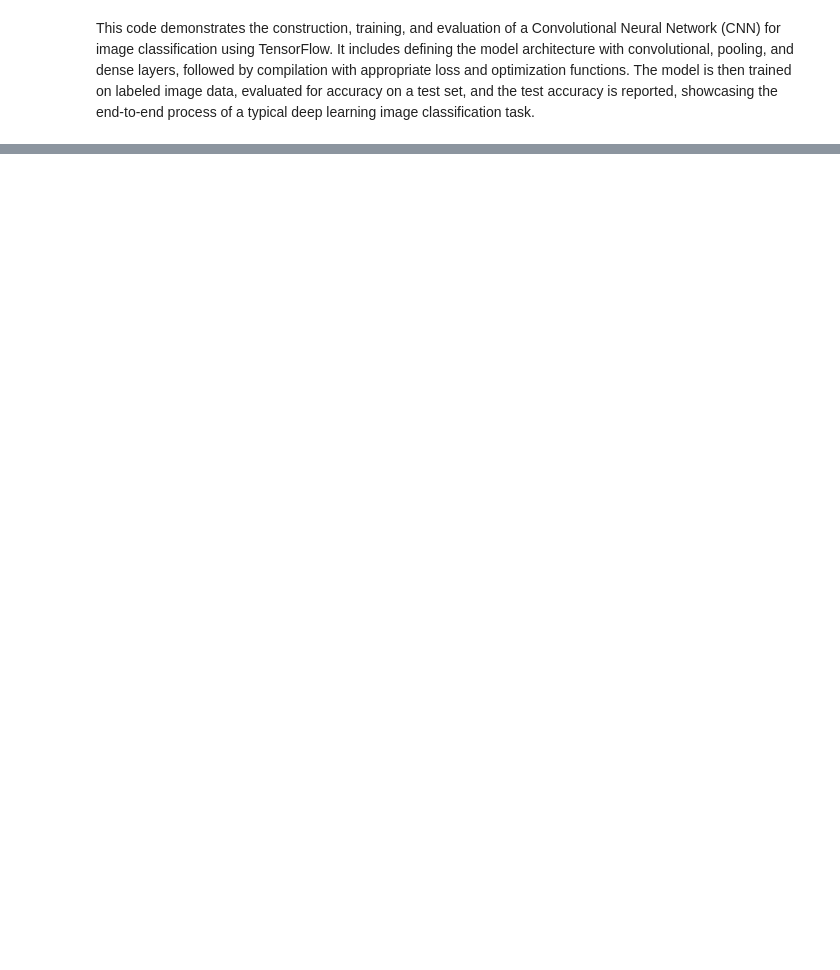
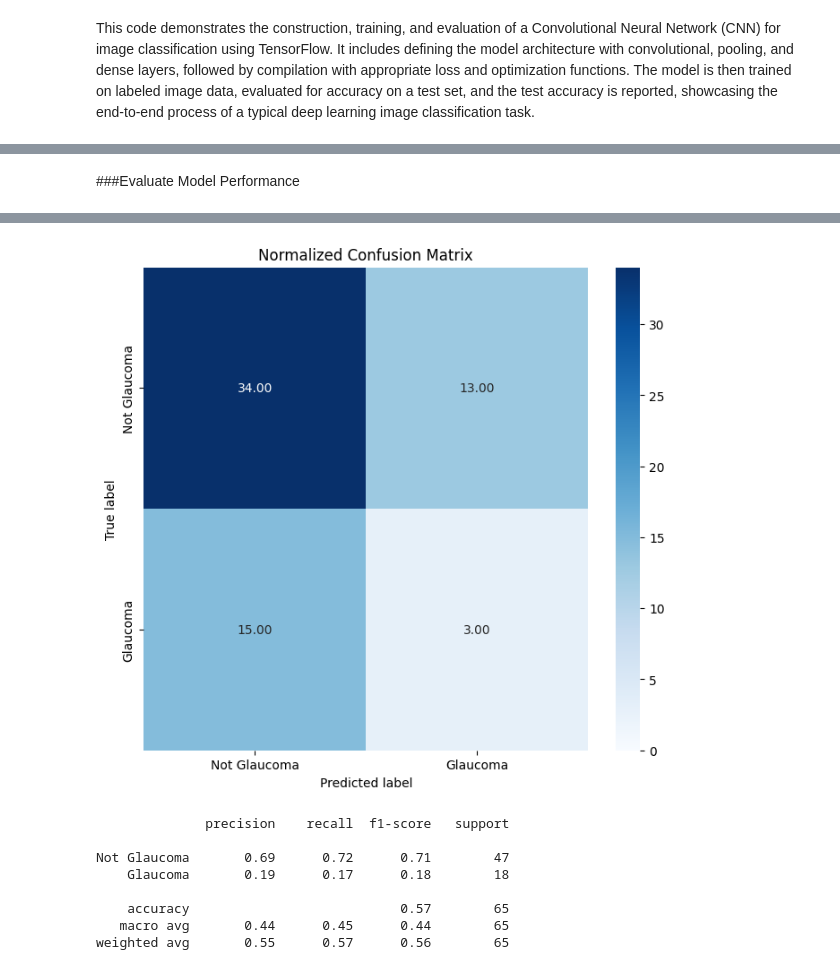
Before and after one commit to carlos-alves-one/Glaucoma-Detection-CNN, a Jupyter notebook: glaucoma_detection_report.ipynb, the cells around one changed output, grey strips where cells are left out. Cells and saved outputs as stored; diff of their text form; code cells hidden in the pictures; blank space fills up the shorter version.

Commit message:
New Model Architecture

```diff
--- a/glaucoma_detection_report.ipynb
+++ b/glaucoma_detection_report.ipynb
@@ -123,14 +120,0 @@ The following code snippet is responsible for extracting filenames and their mat
-# %%
-# Extract filenames and corresponding glaucoma presence labels from the dataset
-filenames = glaucoma_data['Filename'].values
-labels = glaucoma_data['Glaucoma'].values
-
-# A placeholder for the images directory
-images_directory = '/content/drive/MyDrive/Images'
-
-# Preprocess all images
-images = [preprocess_image(f, images_directory=images_directory) for f in filenames]
-
-# Convert to Tensor
-images = tf.stack(images)
-labels = tf.convert_to_tensor(labels)
@@ -242,0 +346,54 @@ Test accuracy: 0.7538
+# %% [markdown]
+###Evaluate Model Performance
+# %%
+# Import the matplotlib.pyplot module for plotting graphs and charts
+import matplotlib.pyplot as plt
+
+# Import the seaborn module for advanced data visualization
+import seaborn as sns
+
+# Importing classification_report and confusion_matrix functions from the scikit-learn metrics module
+from sklearn.metrics import classification_report, confusion_matrix
+
+# Declare function evaluates the given model using test images and labels, plots a confusion matrix and prints a classification report
+def evaluate_model(model, test_images, test_labels, class_labels=['Not Glaucoma', 'Glaucoma']):
+
+    """
+    Parameters:
+    - model: Trained TensorFlow/Keras model.
+    - test_images: Test images.
+    - test_labels: One-hot encoded test labels.
+    - class_labels: List of class labels.
+
+    Returns:
+    - None
+    """
+
+    # Make predictions on the test set
+    predicted_classes = model.predict(test_images)
+
+    # Convert predictions to label indexes
+    predicted_classes = np.argmax(predicted_classes, axis=1)
+
+    # Convert one-hot encoded test labels back to label indexes
+    true_classes = np.argmax(test_labels, axis=1)
+
+    # Generate the confusion matrix
+    cm = confusion_matrix(true_classes, predicted_classes)
+
+    # Plotting the normalized confusion matrix
+    plt.figure(figsize=(8, 7))
+    sns.heatmap(cm, annot=True, fmt='.2f', vmin=0, cmap='Blues', cbar=True)
+    plt.xlabel('Predicted label')
+    plt.ylabel('True label')
+    plt.title('Normalized Confusion Matrix')
+    plt.xticks(ticks=np.arange(len(class_labels)) + 0.5, labels=class_labels)
+    plt.yticks(ticks=np.arange(len(class_labels)) + 0.5, labels=class_labels)
+    plt.show()
+
+    # Print the classification report
+    print(classification_report(true_classes, predicted_classes, target_names=class_labels))
+
+# Execute the function evaluate the model and print the results
+evaluate_model(model, test_images, test_labels)
+# %% [output]
@@ -242,0 +401,9 @@ Test accuracy: 0.7538
+[figure, added]
+              precision    recall  f1-score   support
+
+Not Glaucoma       0.69      0.72      0.71        47
+    Glaucoma       0.19      0.17      0.18        18
+
+    accuracy                           0.57        65
+   macro avg       0.44      0.45      0.44        65
+weighted avg       0.55      0.57      0.56        65
```
Also changed, not shown: parts of 33 cells of this notebook.
